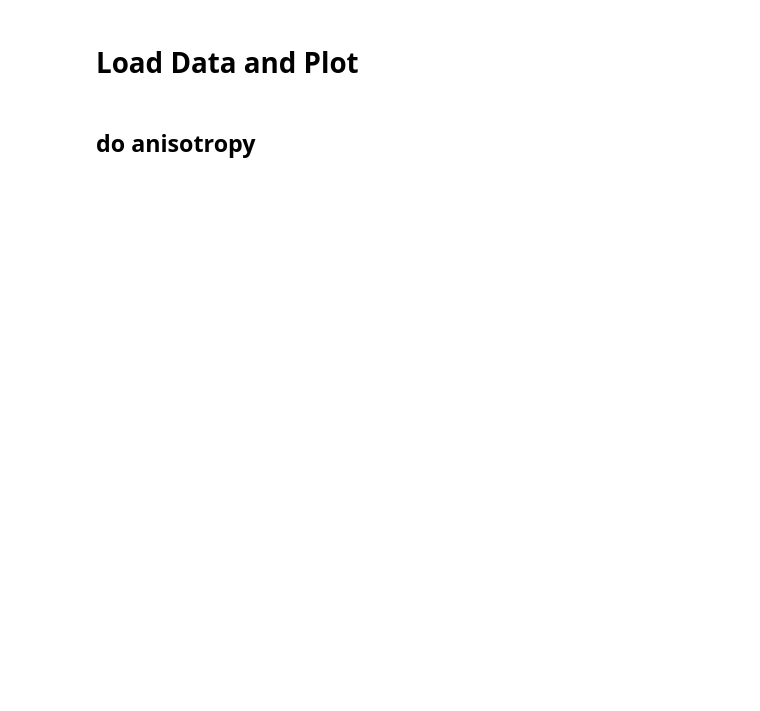
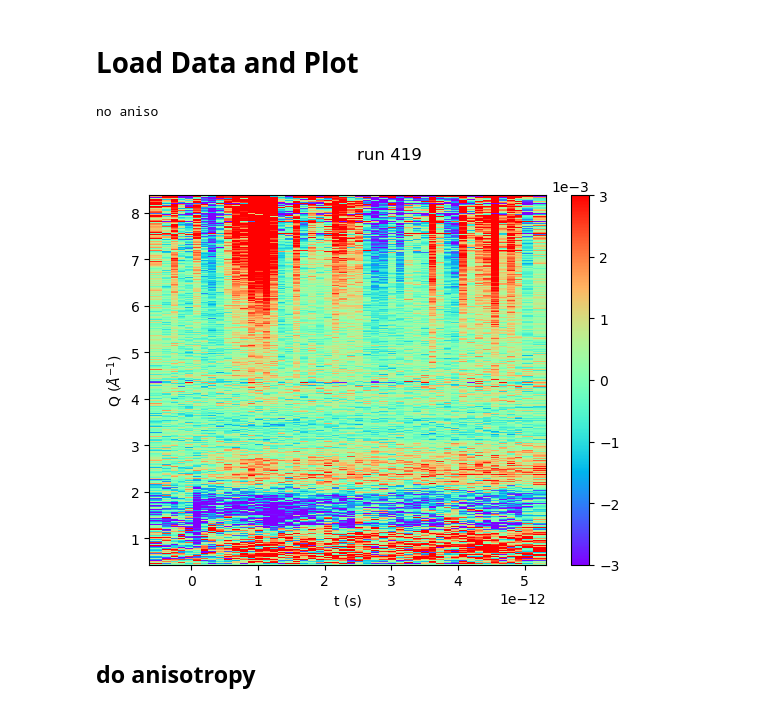
Before and after one commit to Solution-Phase-Chemistry/ReduceScatt, a Jupyter notebook: Master_XSS.ipynb, the cells around one changed output. Saved outputs shown, nothing was run; the diff lists cells and outputs as text; code cells hidden in the pictures; blank space fills up the shorter version.

```diff
--- a/Master_XSS.ipynb
+++ b/Master_XSS.ipynb
@@ -195,7 +186,7 @@ done
 # %% [markdown]
 # Load Data and Plot
 # %%
-runnum=118
+runnum=419
 filepath=outpath+'/npy/'+exper+'_Run%04i_out.npy' %runnum
 # filepath=outpath+'/npy/'+exper+'_Run%04i_dat.npz' %runnum
 # filepath='/cds/home/s/slraj/code/ScatteringCode/npy/xcsly3420_Run0120_out.npy'
@@ -216,6 +207,18 @@ try:
     S2=data['S2']
 except:
     print('no aniso')
+# %% [output]
+no aniso
+# %%
+trange=(-22e-12,23.5e-12)
+# trange=(0,10)
+goodt=np.nonzero((trange[0]<ts) & (ts<trange[1]))
+diff2d=np.nanmean(diff,1).squeeze()
+plot_2d(ts[goodt],qs,diff2d[goodt,:].squeeze(),ccmap='rainbow')
+plt.suptitle('run %i'%runnum)
+plt.clim(-3e-3,3e-3)
+# %% [output]
+[figure, added]
 # %% [markdown]
 ## do anisotropy
 # %%
```
Also changed, not shown: parts of 16 cells of this notebook.
